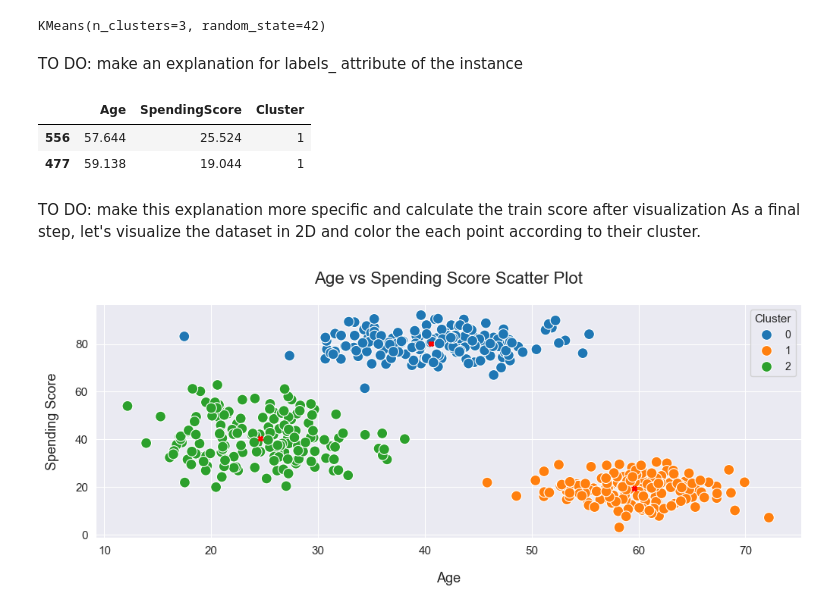
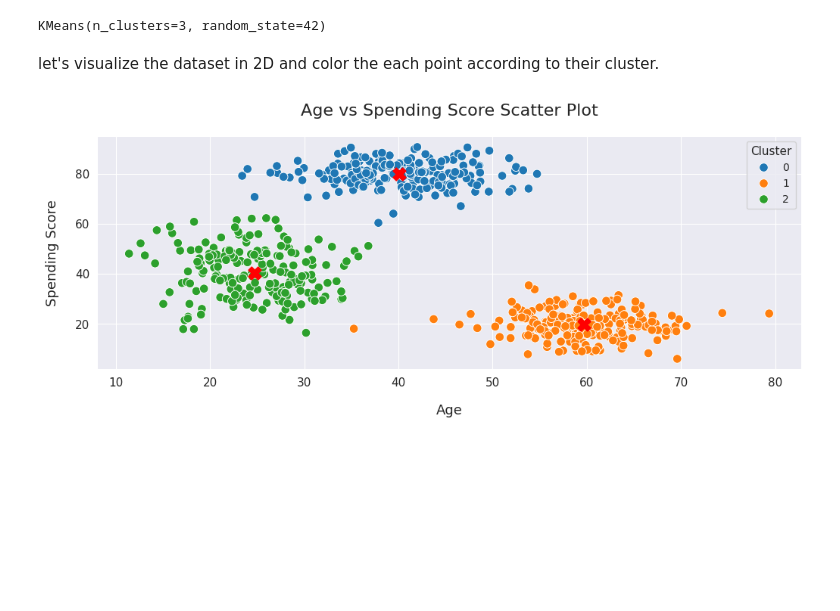
Before and after one commit to koprendo/Analytics-and-Machine-Learning, a Jupyter notebook: Unsupervised/K-Means/kmeans_in_2d.ipynb, the cells around one changed output. Drawn from its saved outputs; the diff is of its cells as text; code cells hidden in the pictures; blank space fills up the shorter version.

```diff
--- a/Unsupervised/K-Means/kmeans_in_2d.ipynb
+++ b/Unsupervised/K-Means/kmeans_in_2d.ipynb
@@ -118,54 +119,41 @@ There are lots of other parameters we can utilize such as `init`, `n_init`, and
 kmeans = KMeans(n_clusters=3, random_state=42)
 
 # Call the fit bound method of the KMeans instance to fit the model
-kmeans.fit(X_train)
+kmeans.fit(df)
 # %% [output]
 KMeans(n_clusters=3, random_state=42)
-# %% [markdown]
-TO DO: make an explanation for labels_ attribute of the instance
-# %%
-# Create a new column for cluster labels by assigning instance attribute labels_
-X_train['Cluster'] = kmeans.labels_
-
-# Show two records by taking samples randomly
-X_train.sample(2)
-# %% [output]
-|  | Age | SpendingScore | Cluster |
-| 556 | 57.644 | 25.524 | 1 |
-| 477 | 59.138 | 19.044 | 1 |
 # %% [markdown]
-TO DO: make this explanation more specific and calculate the train score after visualization
-     As a final step, let's visualize the dataset in 2D and color the each point according to their cluster.
+let's visualize the dataset in 2D and color the each point according to their cluster.
 # %%
 plt.figure(figsize=(12, 4))
 sns.set_style("darkgrid")
 
 sns.scatterplot(
-    data=X_train,
+    data=df,
     x="Age",
     y="SpendingScore",
-    hue="Cluster",
+    hue=kmeans.labels_,
     palette="tab10",
-    s=100
+    s=70
 )
 
 plt.scatter(
     [x for x, y in kmeans.cluster_centers_],
     [y for x, y in kmeans.cluster_centers_],
     marker="X",
     color="red",
-    s=20
+    s=150
 )
 
 plt.title("Age vs Spending Score Scatter Plot", fontsize=16, pad=20)
 plt.xlabel("Age", fontsize=13, labelpad=15)
 plt.ylabel("Spending Score", fontsize=13, labelpad=15)
 
 plt.xticks(fontsize=11)
 plt.yticks(fontsize=11)
 
 plt.legend(title="Cluster", fontsize=10, title_fontsize=11)
 
 plt.show()
 # %% [output]
-[figure, old version]
+[figure, new version]
```
Also changed, not shown: parts of 16 cells of this notebook.
